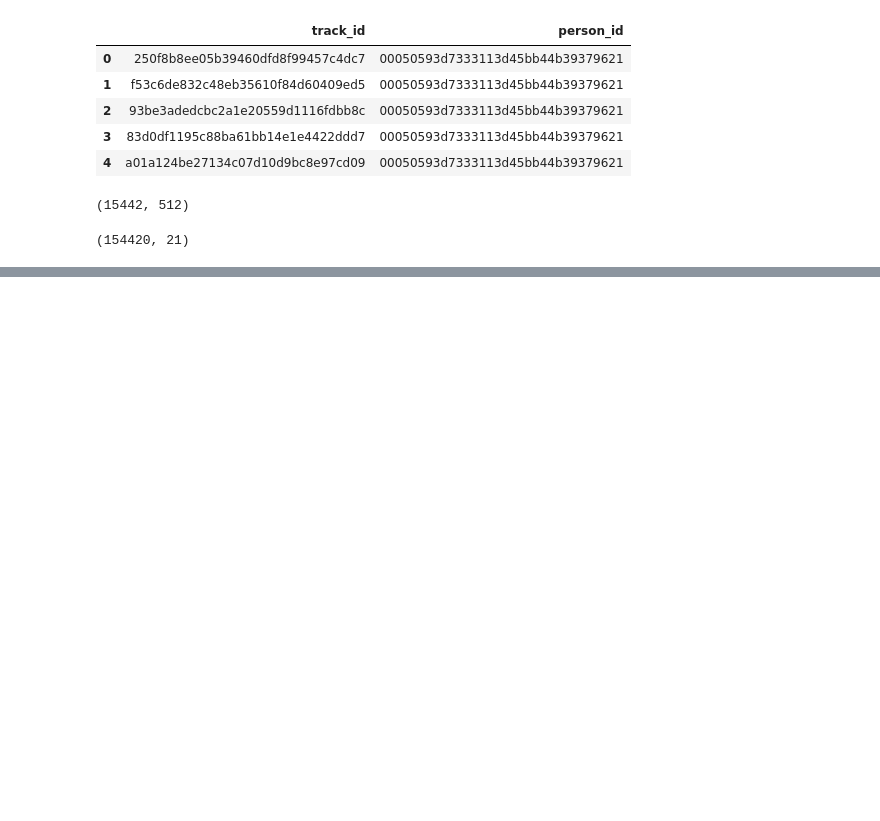
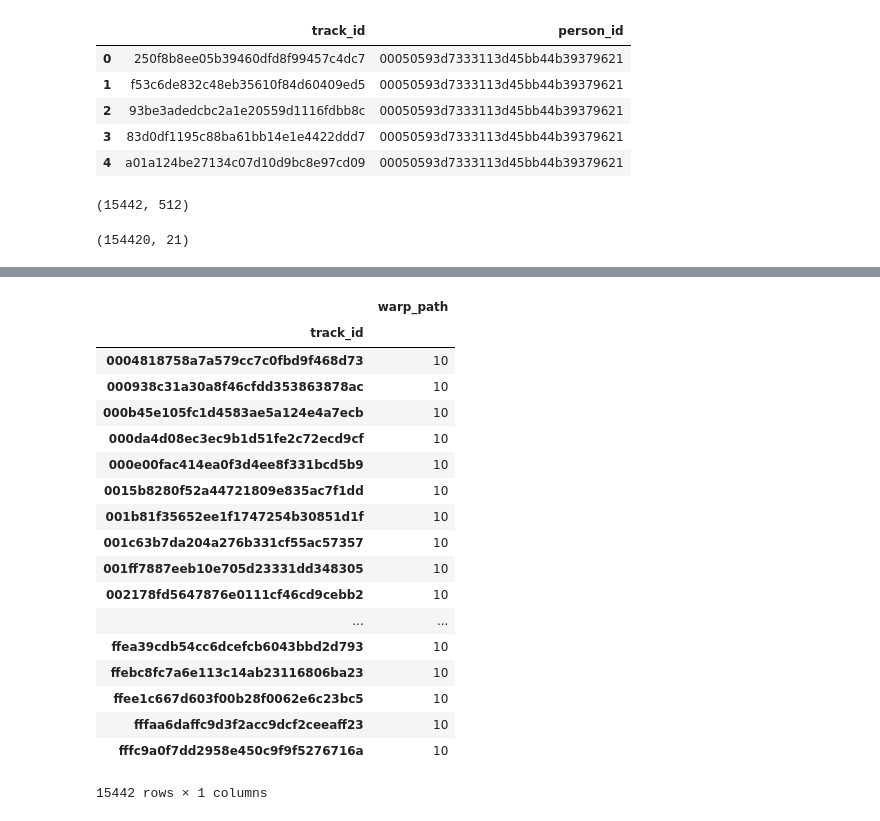
Before and after one commit to ildarlomov/dlcourseproject, a Jupyter notebook: notebooks/1.0-ildar-initial-data-exploration.ipynb, the cells around one changed output, grey strips where cells are left out. Cells and saved outputs as stored; diff of their text form; code cells hidden in the pictures; blank space fills up the shorter version.

```diff
--- a/notebooks/1.0-ildar-initial-data-exploration.ipynb
+++ b/notebooks/1.0-ildar-initial-data-exploration.ipynb
@@ -363,0 +446,22 @@ train_df.head()
+# %%
+train_df.groupby('track_id').agg({'warp_path': 'count'})
+# %% [output]
+|  | warp_path |
+| track_id |  |
+| 0004818758a7a579cc7c0fbd9f468d73 | 10 |
+| 000938c31a30a8f46cfdd353863878ac | 10 |
+| 000b45e105fc1d4583ae5a124e4a7ecb | 10 |
+| 000da4d08ec3ec9b1d51fe2c72ecd9cf | 10 |
+| 000e00fac414ea0f3d4ee8f331bcd5b9 | 10 |
+| 0015b8280f52a44721809e835ac7f1dd | 10 |
+| 001b81f35652ee1f1747254b30851d1f | 10 |
+| 001c63b7da204a276b331cf55ac57357 | 10 |
+| 001ff7887eeb10e705d23331dd348305 | 10 |
+| 002178fd5647876e0111cf46cd9cebb2 | 10 |
+| ... | ... |
+| ffea39cdb54cc6dcefcb6043bbd2d793 | 10 |
+| ffebc8fc7a6e113c14ab23116806ba23 | 10 |
+| ffee1c667d603f00b28f0062e6c23bc5 | 10 |
+| fffaa6daffc9d3f2acc9dcf2ceeaff23 | 10 |
+| fffc9a0f7dd2958e450c9f9f5276716a | 10 |
+15442 rows × 1 columns
```
Also changed, not shown: parts of 15 cells of this notebook, 6 other files.
